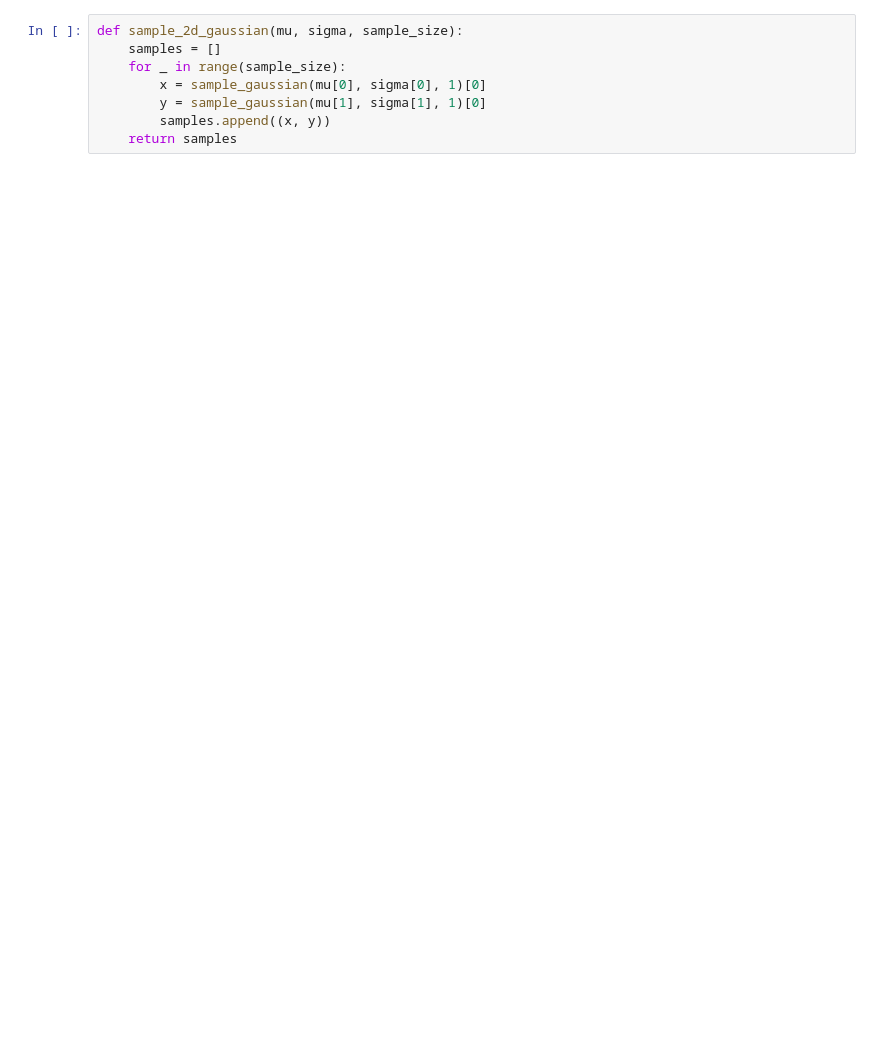
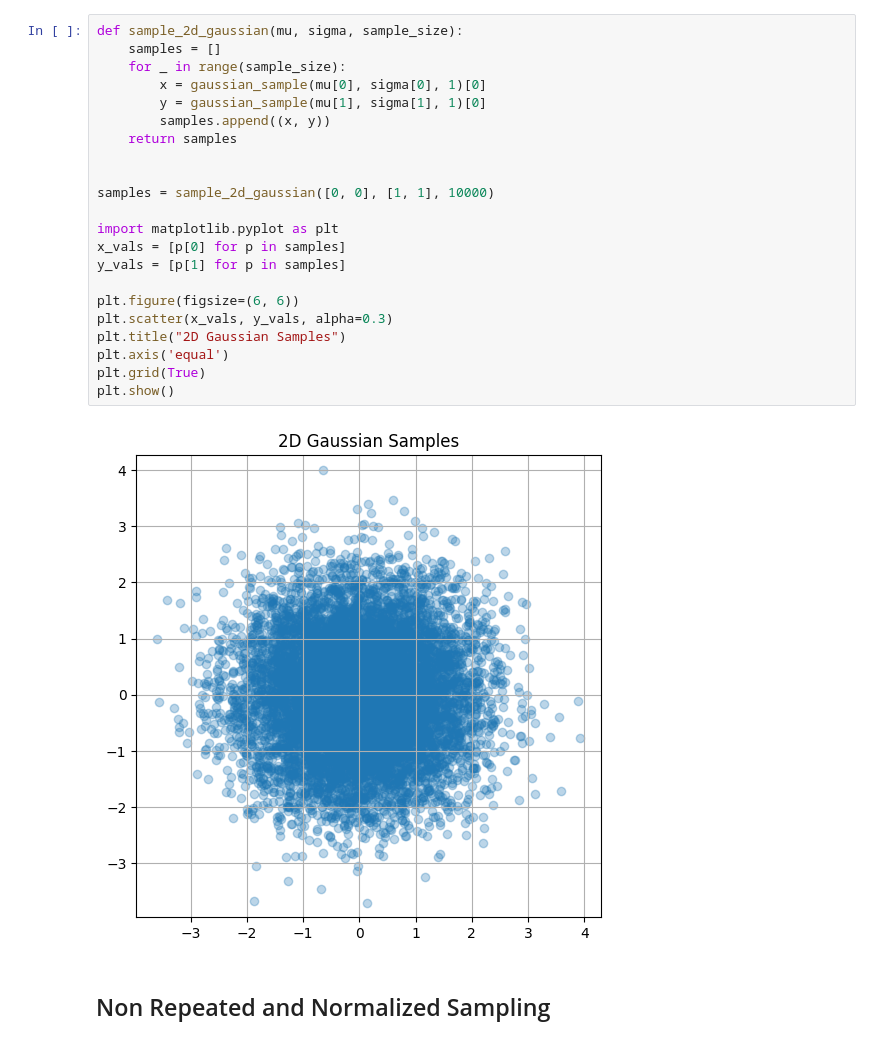
Before and after one commit to jenishk20/DS5230-UML, a Jupyter notebook: HWK5B/Sampling_P1.ipynb, the cells around one changed output. Cells and saved outputs as stored; diff of their text form; blank space fills up the shorter version.

```diff
--- a/HWK5B/Sampling_P1.ipynb
+++ b/HWK5B/Sampling_P1.ipynb
@@ -25,11 +47,29 @@ def sample_gaussian(mu, sigma, sample_size):
 # %%
 def sample_2d_gaussian(mu, sigma, sample_size):
     samples = []
     for _ in range(sample_size):
-        x = sample_gaussian(mu[0], sigma[0], 1)[0]
-        y = sample_gaussian(mu[1], sigma[1], 1)[0]
+        x = gaussian_sample(mu[0], sigma[0], 1)[0]
+        y = gaussian_sample(mu[1], sigma[1], 1)[0]
         samples.append((x, y))
     return samples
+
+
+samples = sample_2d_gaussian([0, 0], [1, 1], 10000)
+
+import matplotlib.pyplot as plt
+x_vals = [p[0] for p in samples]
+y_vals = [p[1] for p in samples]
+
+plt.figure(figsize=(6, 6))
+plt.scatter(x_vals, y_vals, alpha=0.3)
+plt.title("2D Gaussian Samples")
+plt.axis('equal')
+plt.grid(True)
+plt.show()
+# %% [output]
+[figure, added]
+# %% [markdown]
+## Non Repeated and Normalized Sampling
 # %%
 def stevens_sampling(items, weights, sample_size):
     assert len(items) == len(weights)
```
Also changed, not shown: parts of 6 cells of this notebook, 13 other files.
